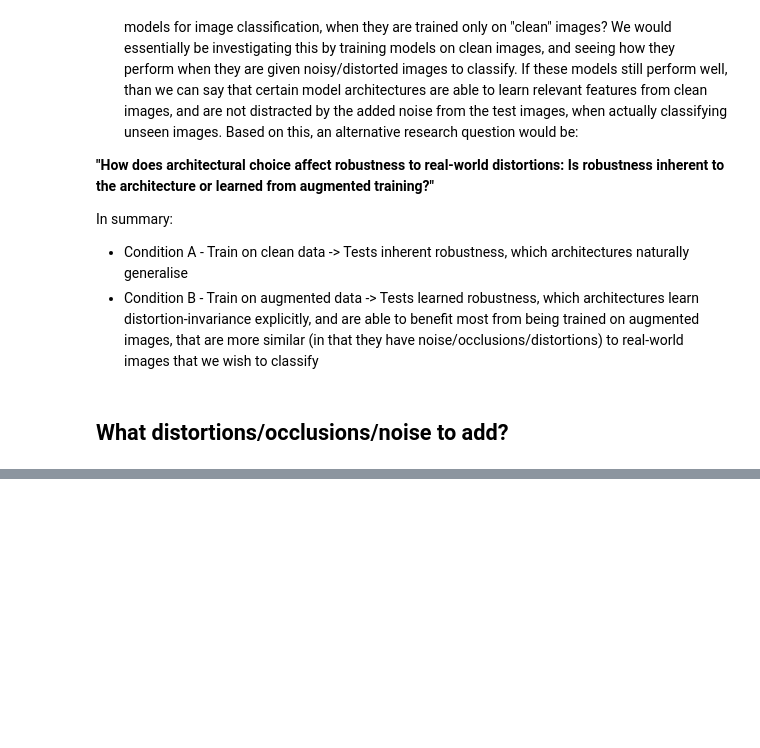
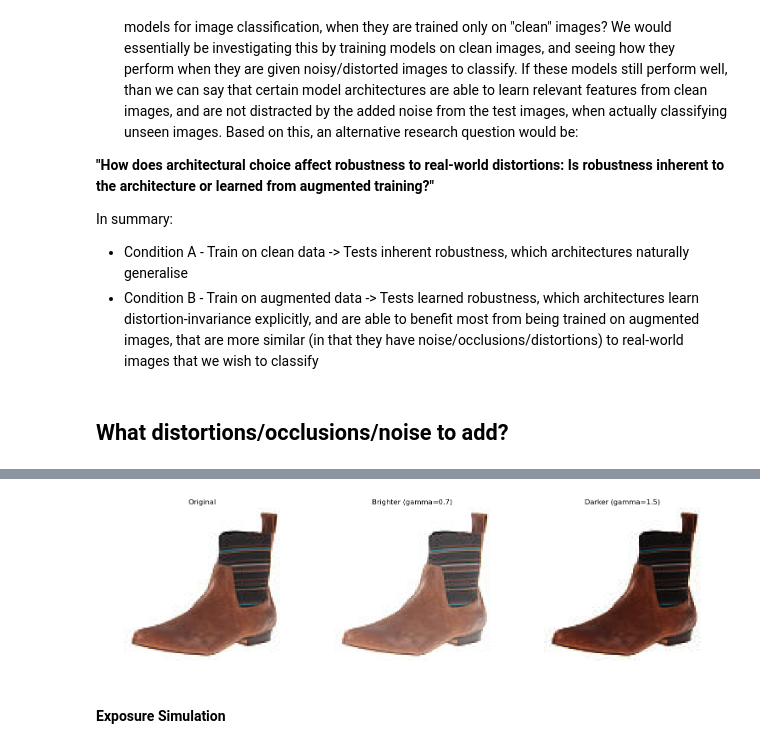
Before and after one commit to skyefung02/COMP90051_A2, a Jupyter notebook: COMP90051_A2_Skye.ipynb, the cells around one changed output, grey strips where cells are left out. Drawn from its saved outputs; the diff is of its cells as text; code cells hidden in the pictures; blank space fills up the shorter version.

```diff
--- a/COMP90051_A2_Skye.ipynb
+++ b/COMP90051_A2_Skye.ipynb
@@ -90,0 +187,30 @@ A realistic approach to adding distortions is as follows: The images that are cu
+# %%
+brighter = adjust_gamma(boot_images[0], gamma=0.7)  # Simulates better lighting
+darker = adjust_gamma(boot_images[0], gamma=1.5)    # Simulates dim lighting
+# %%
+#display them
+import matplotlib.pyplot as plt
+
+fig, axes = plt.subplots(1, 3, figsize=(15, 5))
+
+# Load original for display
+original = Image.open(boot_images[0])
+
+axes[0].imshow(original)
+axes[0].set_title('Original')
+axes[0].axis('off')
+
+axes[1].imshow(brighter)
+axes[1].set_title('Brighter (gamma=0.7)')
+axes[1].axis('off')
+
+axes[2].imshow(darker)
+axes[2].set_title('Darker (gamma=1.5)')
+axes[2].axis('off')
+
+plt.tight_layout()
+plt.show()
+# %% [output]
+[figure, added]
+# %% [markdown]
+#### Exposure Simulation
```
Also changed, not shown: parts of 21 cells of this notebook.
